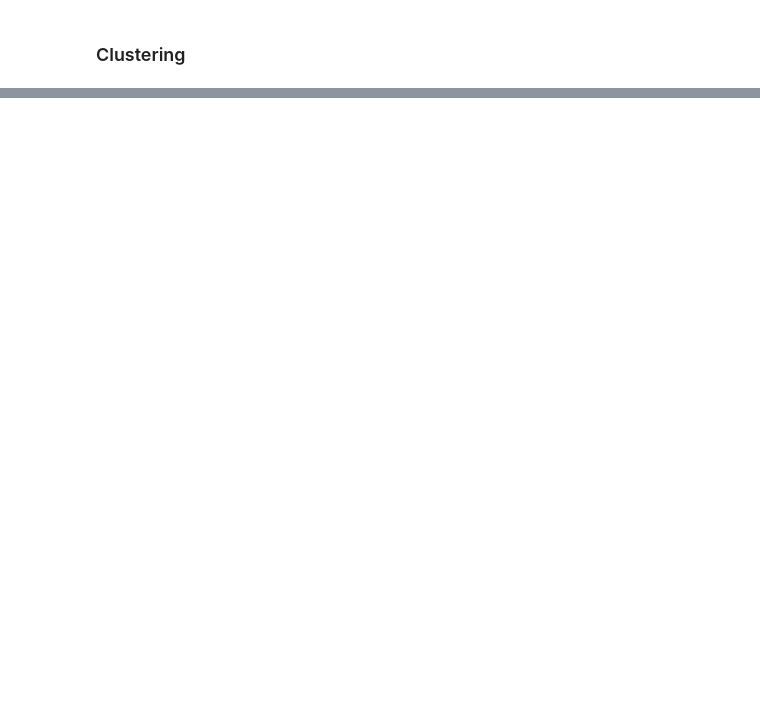
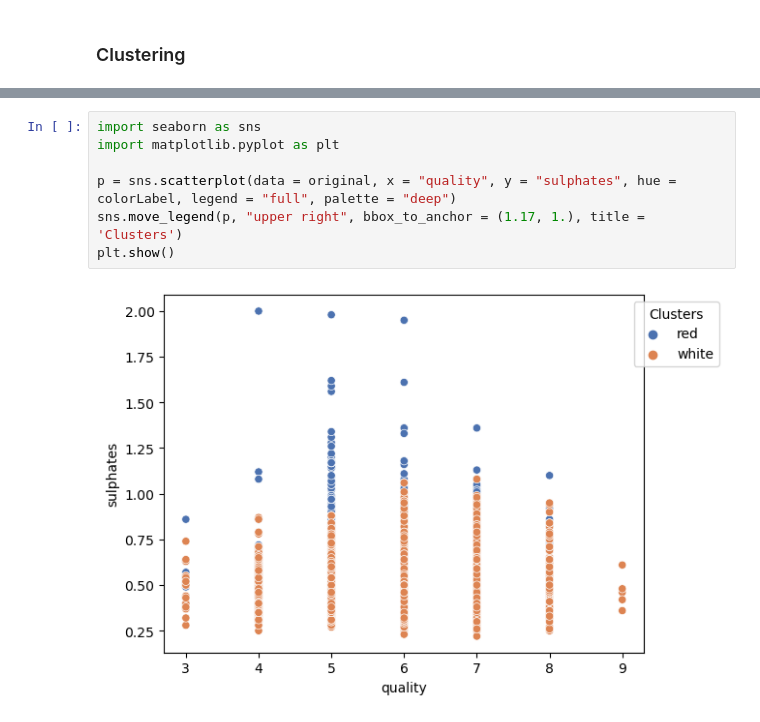
Before and after one commit to ZebTM/Intelligent-Data-Analysis, a Jupyter notebook: Optional-Project/project-code.ipynb, the cells around one changed output, grey strips where cells are left out. Drawn from its saved outputs; the diff is of its cells as text; blank space fills up the shorter version.

```diff
--- a/Optional-Project/project-code.ipynb
+++ b/Optional-Project/project-code.ipynb
@@ -262,0 +308,9 @@ InvalidIndexError: (slice(None, None, None), 0)
+# %%
+import seaborn as sns
+import matplotlib.pyplot as plt
+
+p = sns.scatterplot(data = original, x = "quality", y = "sulphates", hue = colorLabel, legend = "full", palette = "deep")
+sns.move_legend(p, "upper right", bbox_to_anchor = (1.17, 1.), title = 'Clusters')
+plt.show()
+# %% [output]
+[figure, added]
```
Also changed, not shown: parts of 17 cells of this notebook.
